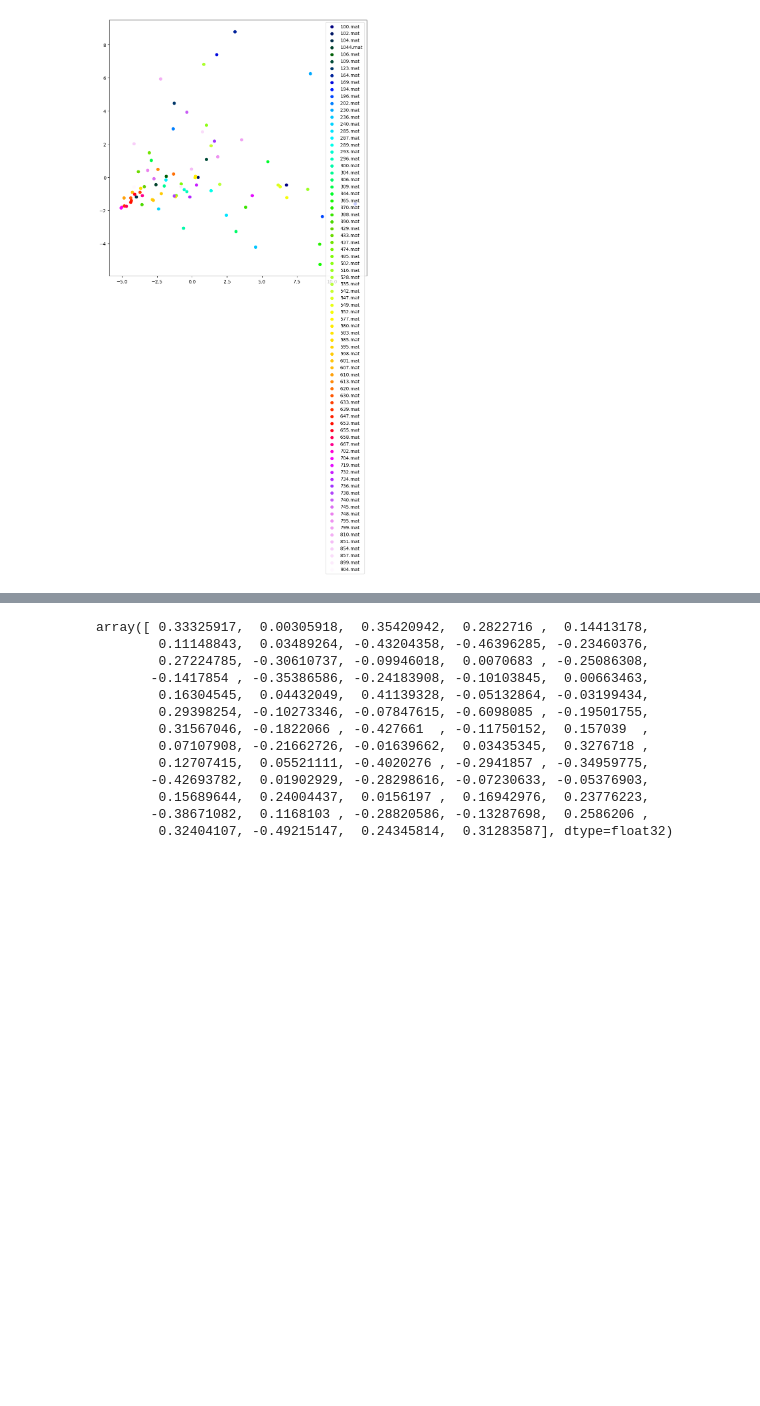
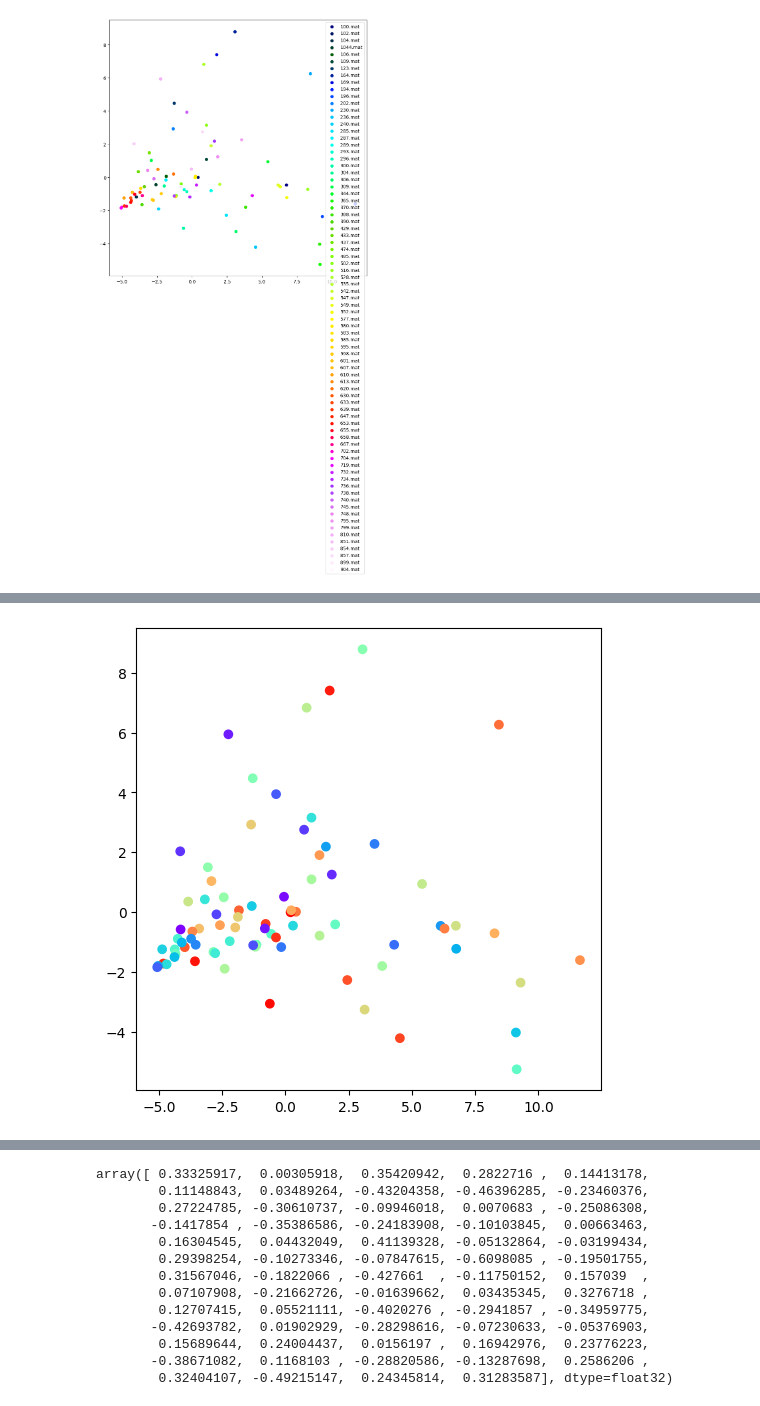
Before and after one commit to kaburia/animal-poses4population, a Jupyter notebook: graph_embeddings.ipynb, the cells around one changed output, grey strips where cells are left out. Drawn from its saved outputs; the diff is of its cells as text; code cells hidden in the pictures; blank space fills up the shorter version.

```diff
--- a/graph_embeddings.ipynb
+++ b/graph_embeddings.ipynb
@@ -268,0 +285,16 @@ plt.legend()
+# %%
+# determine the number of clusters
+from sklearn.cluster import KMeans
+from sklearn.metrics import silhouette_score
+
+ac2 = AgglomerativeClustering(n_clusters = 79)
+
+# Convert pca_dict values to numpy array
+pca_dict_array = np.array(list(pca_dict.values()))
+
+# Visualizing the clustering
+plt.figure(figsize =(6, 6))
+plt.scatter(pca_dict_array[:, 0], pca_dict_array[:, 1], c = ac2.fit_predict(pca_dict_array), cmap ='rainbow')
+plt.show()
+# %% [output]
+[figure, added]
```
Also changed, not shown: parts of 5 cells of this notebook.
